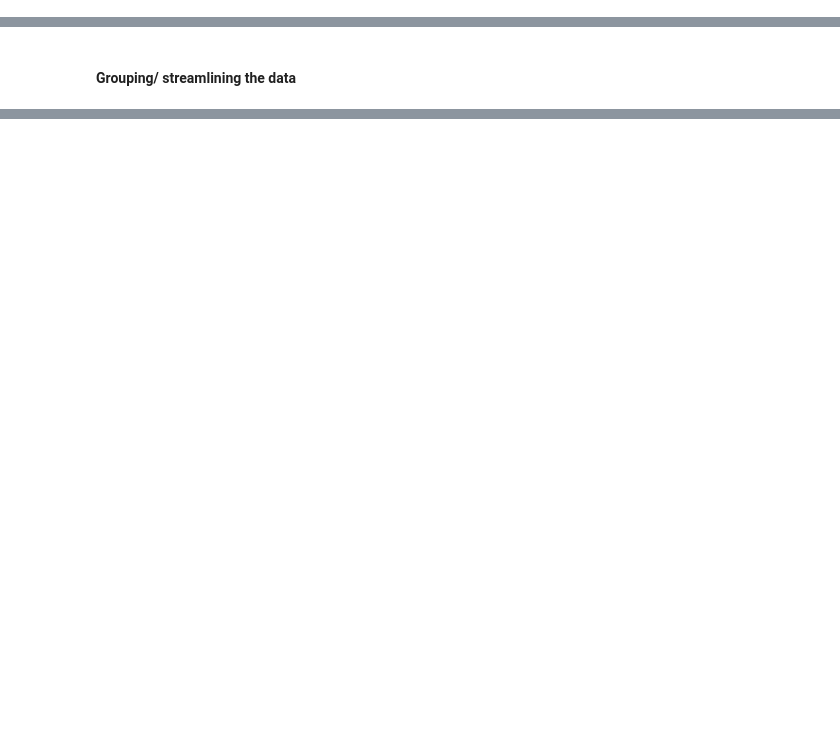
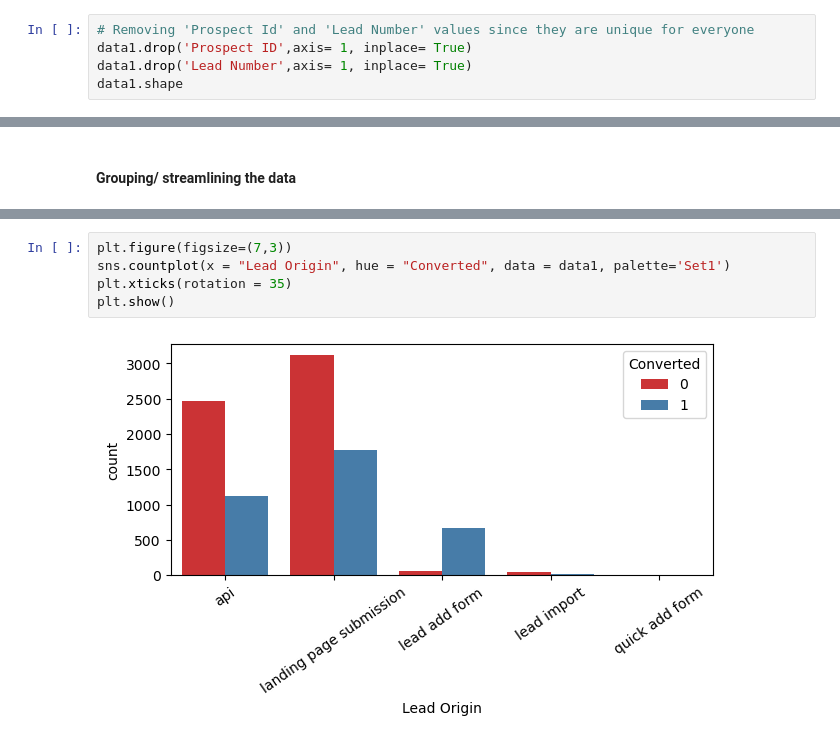
Before and after one commit to D-skywalkerr/Case_study-Leads_scoring, a Jupyter notebook: Leads_scoring.ipynb, the cells around one changed output, grey strips where cells are left out. Cells and saved outputs as stored; diff of their text form; blank space fills up the shorter version.

```diff
--- a/Leads_scoring.ipynb
+++ b/Leads_scoring.ipynb
@@ -462,0 +482,5 @@ data1.shape
+# %%
+# Removing 'Prospect Id' and 'Lead Number' values since they are unique for everyone
+data1.drop('Prospect ID',axis= 1, inplace= True)
+data1.drop('Lead Number',axis= 1, inplace= True)
+data1.shape
@@ -466,0 +531,7 @@ Our final data has 21 columns and 9240 non-null rows.
+# %%
+plt.figure(figsize=(7,3))
+sns.countplot(x = "Lead Origin", hue = "Converted", data = data1, palette='Set1')
+plt.xticks(rotation = 35)
+plt.show()
+# %% [output]
+[figure, added]
```
Also changed, not shown: parts of 102 cells of this notebook.
